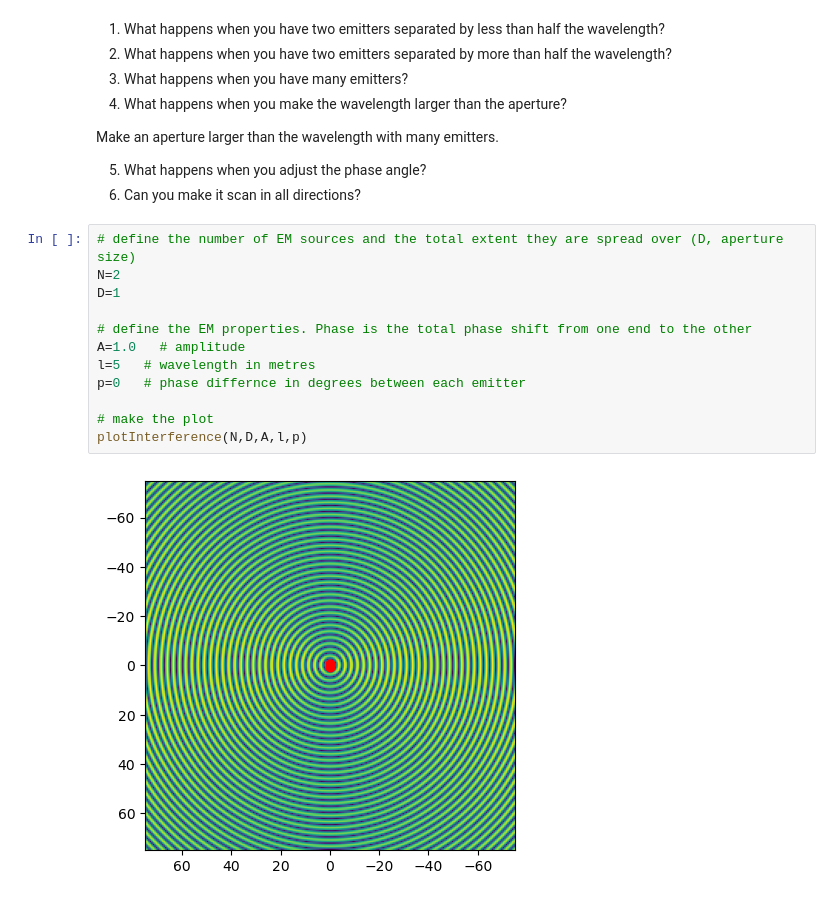
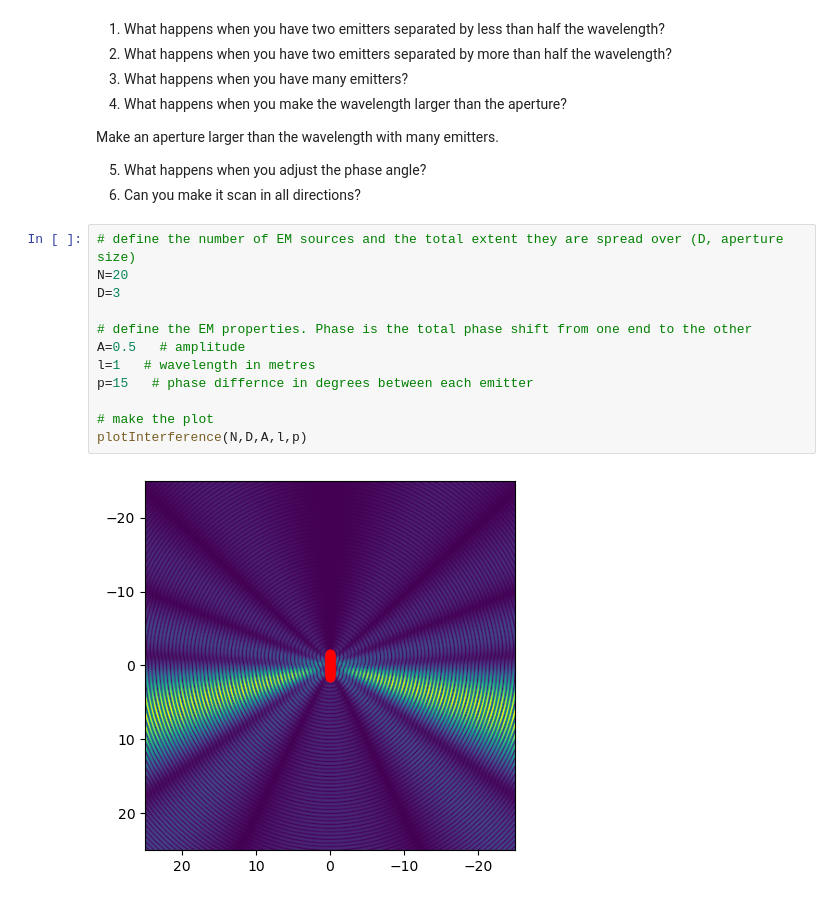
Before and after one commit to edinburgh-university-OOSA/active_sensing, a Jupyter notebook: radar_phase/radar_phase.ipynb, the cells around one changed output. Cells and saved outputs as stored; diff of their text form.

```diff
--- a/radar_phase/radar_phase.ipynb
+++ b/radar_phase/radar_phase.ipynb
@@ -192,15 +192,15 @@ Make an aperture larger than the wavelength with many emitters.
 6. Can you make it scan in all directions?
 # %%
 # define the number of EM sources and the total extent they are spread over (D, aperture size)
-N=2
-D=1
+N=20
+D=3
 
 # define the EM properties. Phase is the total phase shift from one end to the other
-A=1.0   # amplitude
-l=5   # wavelength in metres
-p=0   # phase differnce in degrees between each emitter
+A=0.5   # amplitude
+l=1   # wavelength in metres
+p=15   # phase differnce in degrees between each emitter
 
 # make the plot
 plotInterference(N,D,A,l,p)
 # %% [output]
-[figure, old version]
+[figure, new version]
```
